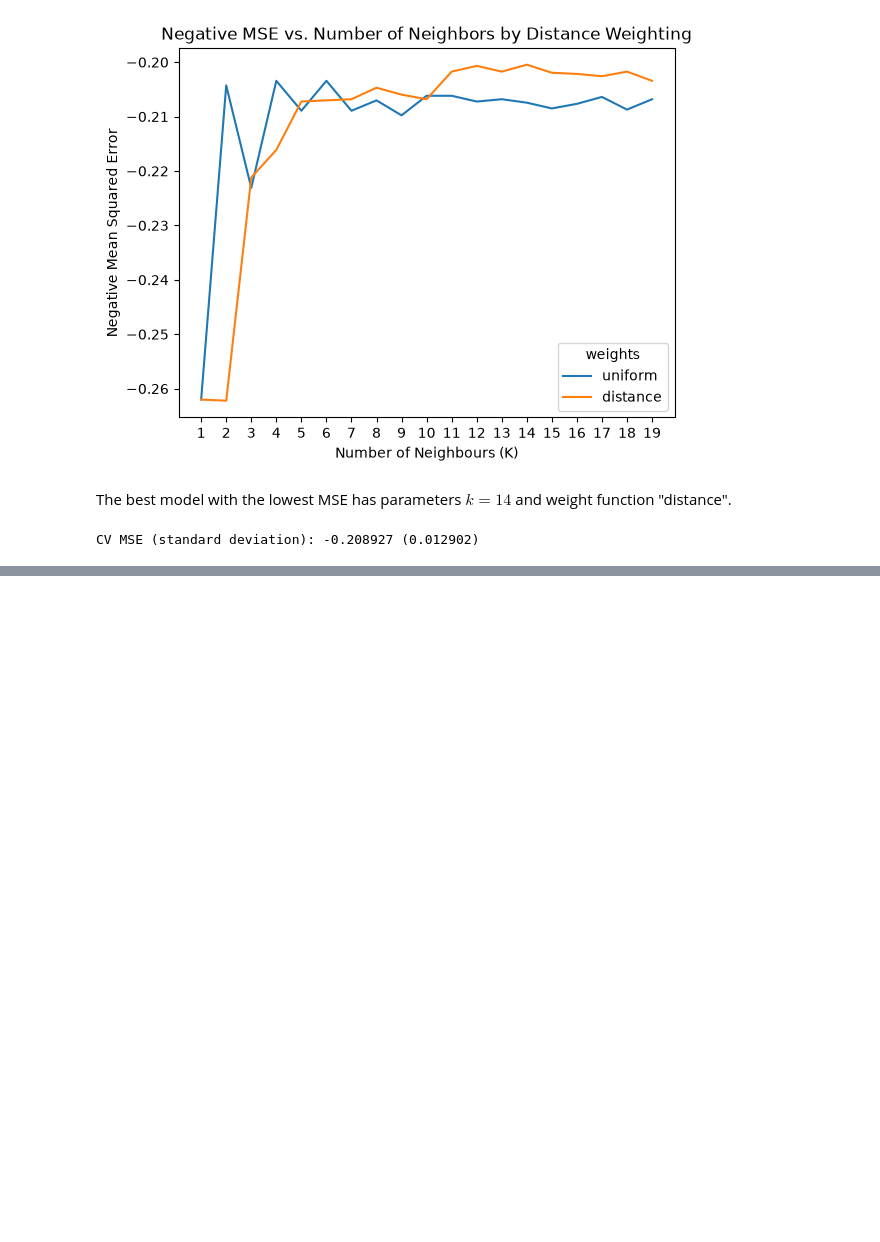
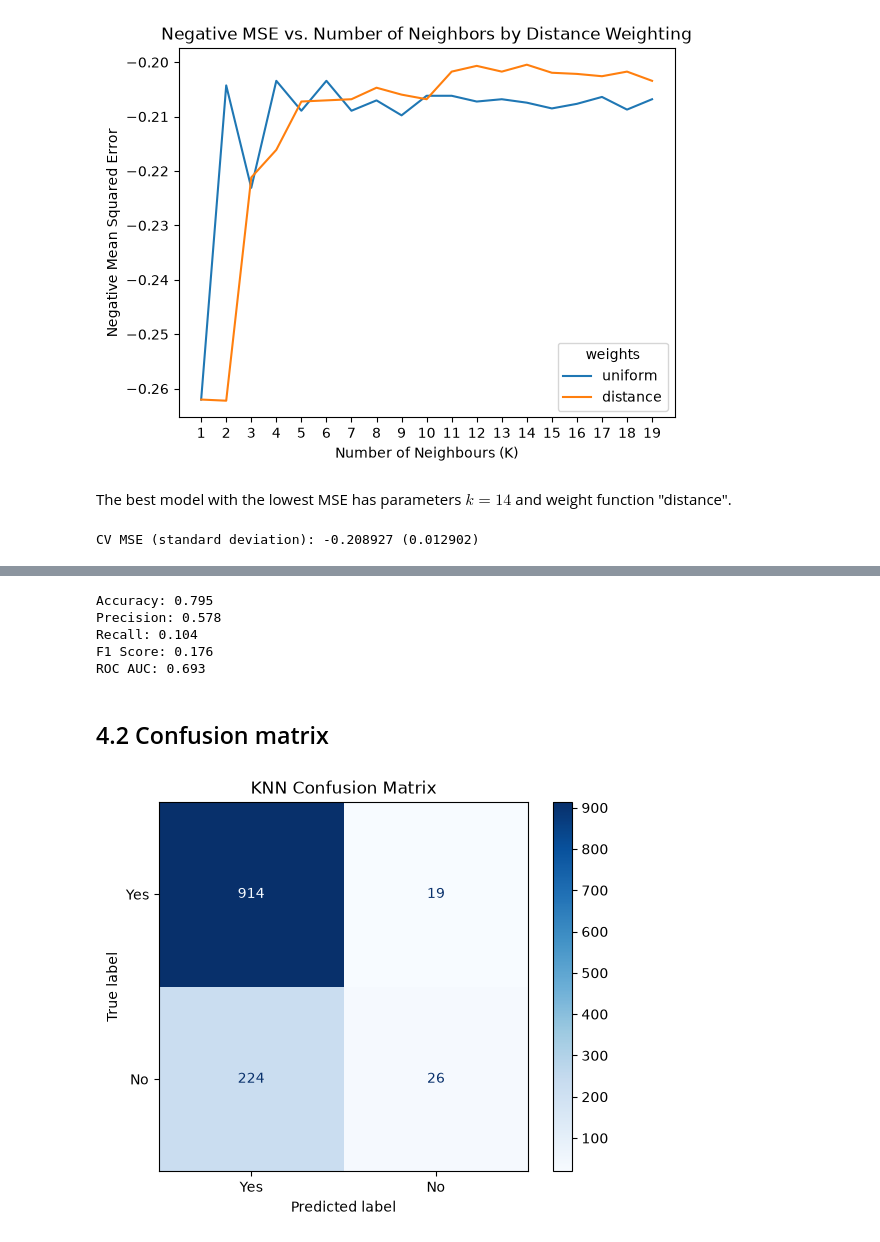
Before and after one commit to y4nxunj/rsm8413-a1, a Jupyter notebook: COVID19_Behavior_Analysis.ipynb, the cells around one changed output, grey strips where cells are left out. Drawn from its saved outputs; the diff is of its cells as text; code cells hidden in the pictures; blank space fills up the shorter version.

Commit message:
update model evaluation

```diff
--- a/COVID19_Behavior_Analysis.ipynb
+++ b/COVID19_Behavior_Analysis.ipynb
@@ -679,0 +683,44 @@ CV MSE (standard deviation): -0.208927 (0.012902)
+# %%
+from sklearn.metrics import accuracy_score, precision_score, recall_score, f1_score, roc_auc_score
+
+best_model = grid_result.best_estimator_
+
+rescaledX_test = scaler.transform(X_test)
+
+y_pred = best_model.predict(rescaledX_test)
+y_prob = best_model.predict_proba(rescaledX_test)[:, 1]
+
+accuracy = accuracy_score(y_test, y_pred)
+precision = precision_score(y_test, y_pred)
+recall = recall_score(y_test, y_pred)
+f1 = f1_score(y_test, y_pred)
+auc = roc_auc_score(y_test, y_prob)
+
+print("Accuracy:", round(accuracy, 3))
+print("Precision:", round(precision, 3))
+print("Recall:", round(recall, 3))
+print("F1 Score:", round(f1, 3))
+print("ROC AUC:", round(auc, 3))
+# %% [output]
+Accuracy: 0.795
+Precision: 0.578
+Recall: 0.104
+F1 Score: 0.176
+ROC AUC: 0.693
+# %% [markdown]
+## 4.2 Confusion matrix
+# %%
+from sklearn.metrics import confusion_matrix, ConfusionMatrixDisplay
+
+cm = confusion_matrix(y_test, y_pred)
+
+disp = ConfusionMatrixDisplay(
+    confusion_matrix=cm,
+    display_labels=["Yes", "No"]
+)
+
+disp.plot(cmap="Blues")
+plt.title("KNN Confusion Matrix")
+plt.show()
+# %% [output]
+[figure, added]
```
Also changed, not shown: parts of 6 cells of this notebook.
